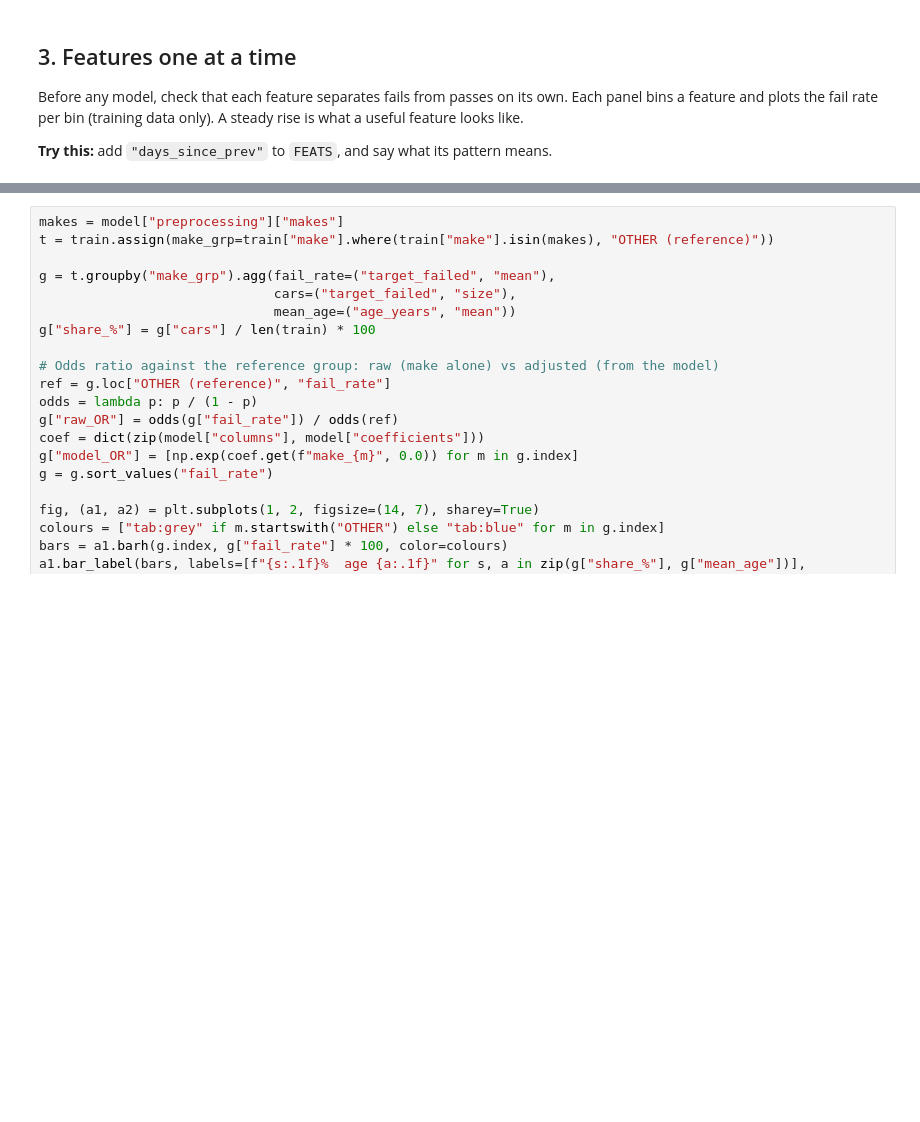
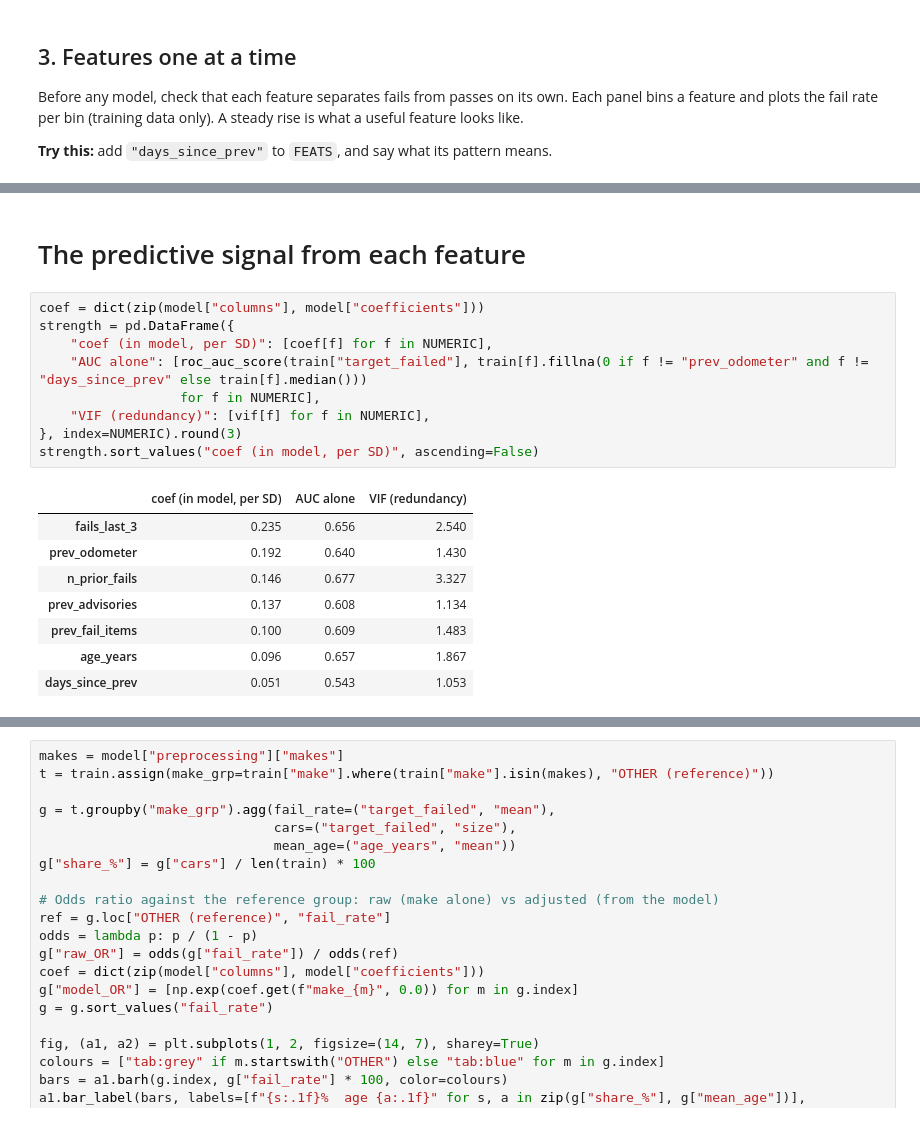
Before and after one commit to S-Azeem/MOT_failure_predictor_logistic, a Jupyter notebook: failure_model_walkthrough.ipynb, the cells around one changed output, grey strips where cells are left out. Drawn from its saved outputs; the diff is of its cells as text; blank space fills up the shorter version.

```diff
--- a/failure_model_walkthrough.ipynb
+++ b/failure_model_walkthrough.ipynb
@@ -246,0 +248,20 @@ fig.tight_layout(); plt.show()
+# %% [markdown]
+# The predictive signal from each feature
+# %%
+coef = dict(zip(model["columns"], model["coefficients"]))
+strength = pd.DataFrame({
+    "coef (in model, per SD)": [coef[f] for f in NUMERIC],
+    "AUC alone": [roc_auc_score(train["target_failed"], train[f].fillna(0 if f != "prev_odometer" and f != "days_since_prev" else train[f].median()))
+                  for f in NUMERIC],
+    "VIF (redundancy)": [vif[f] for f in NUMERIC],
+}, index=NUMERIC).round(3)
+strength.sort_values("coef (in model, per SD)", ascending=False)
+# %% [output]
+|  | coef (in model, per SD) | AUC alone | VIF (redundancy) |
+| fails_last_3 | 0.235 | 0.656 | 2.540 |
+| prev_odometer | 0.192 | 0.640 | 1.430 |
+| n_prior_fails | 0.146 | 0.677 | 3.327 |
+| prev_advisories | 0.137 | 0.608 | 1.134 |
+| prev_fail_items | 0.100 | 0.609 | 1.483 |
+| age_years | 0.096 | 0.657 | 1.867 |
+| days_since_prev | 0.051 | 0.543 | 1.053 |
```
Also changed, not shown: parts of 6 cells of this notebook, 1 other file.
